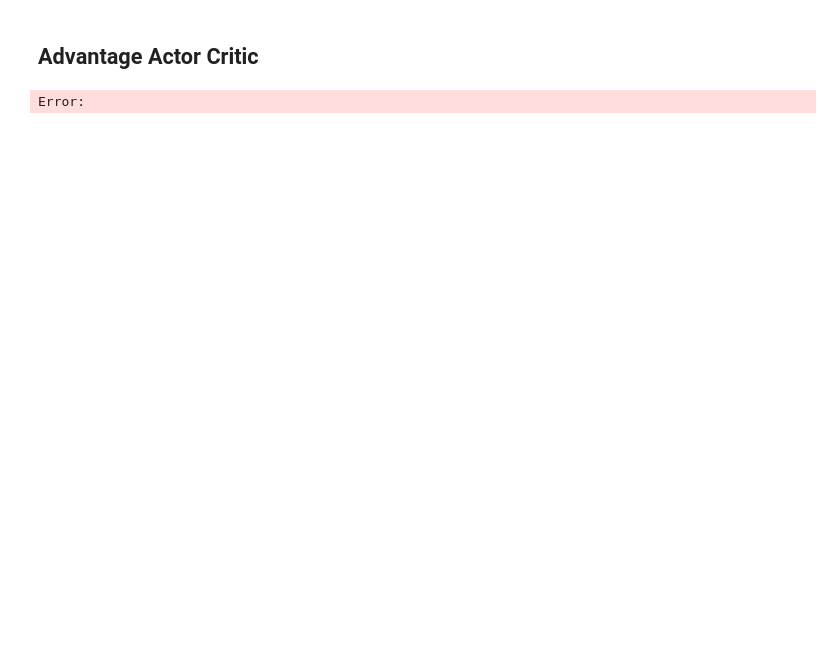
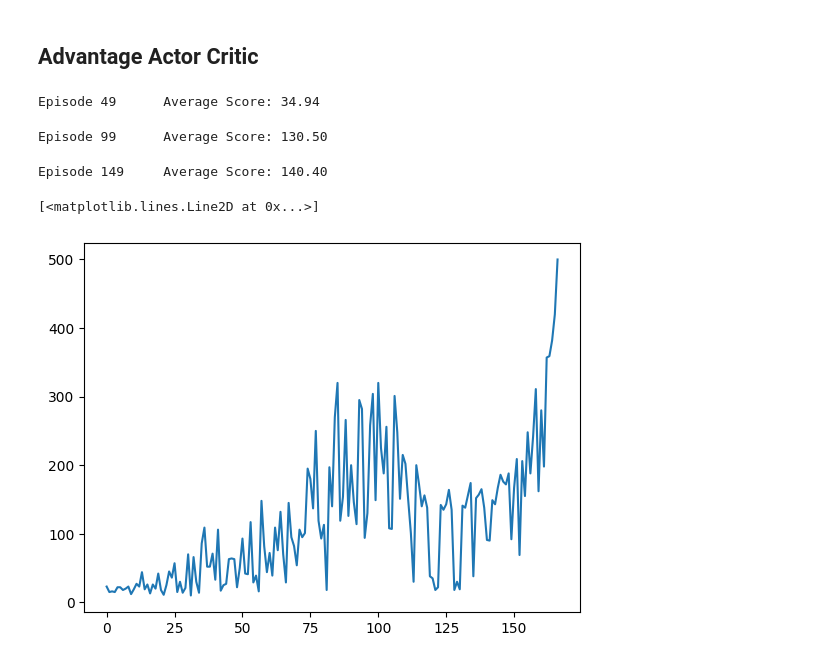
Before and after one commit to alex-werben/RL-agent, a Jupyter notebook: notebooks/03_cart_pole.ipynb, the cells around one changed output. Saved outputs shown, nothing was run; the diff lists cells and outputs as text; code cells hidden in the pictures; blank space fills up the shorter version.

```diff
--- a/notebooks/03_cart_pole.ipynb
+++ b/notebooks/03_cart_pole.ipynb
@@ -439,7 +428,7 @@ Error:
 # %%
 class Actor(nn.Module):
     def __init__(self, s_size, a_size, h_size):
-        super(Policy, self).__init__()
+        super(Actor, self).__init__()
         self.fc1 = nn.Linear(s_size, h_size)
         self.fc2 = nn.Linear(h_size, a_size)
 
@@ -451,31 +440,25 @@ class Actor(nn.Module):
     def act(self, state):
         state = torch.from_numpy(state).float().unsqueeze(0).to(device)
         probs = self.forward(state).cpu()
-        # return probs
         m = Categorical(probs)
         action = m.sample()
         return action.item(), m.log_prob(action)
 # %%
 class Critic(nn.Module):
-    def __init__(self, s_size, a_size, h_size):
-        super(Policy, self).__init__()
+    def __init__(self, s_size, h_size):
+        super(Critic, self).__init__()
         self.fc1 = nn.Linear(s_size, h_size)
-        self.fc2 = nn.Linear(h_size, a_size)
+        self.fc2 = nn.Linear(h_size, 1)
 
     def forward(self, x):
         x = F.relu(self.fc1(x))
         x = self.fc2(x)
         return F.softmax(x, dim=1)
 
-    def act(self, state):
+    def estimate(self, state):
         state = torch.from_numpy(state).float().unsqueeze(0).to(device)
         probs = self.forward(state).cpu()
-        # return probs
-        m = Categorical(probs)
-        action = m.sample()
-        return action.item(), m.log_prob(action)
+        return probs
-# %% [output]
-Error:
 # %%
 class A2C:
     def __init__(
@@ -562,3 +580,16 @@ class A2C:
         plt.pause(0.001)
         plt.xlabel(f"Timestep: {t}")
         plt.ylabel(f"{done}")
+# %%
+a2c = A2C(env)
+# %%
+a2c.train(500)
+# %% [output]
+Episode 49      Average Score: 34.94
+Episode 99      Average Score: 130.50
+Episode 149     Average Score: 140.40
+# %%
+plt.plot(a2c.rewards)
+# %% [output]
+[<matplotlib.lines.Line2D at 0x...>]
+[figure, added]
```
Also changed, not shown: parts of 4 cells of this notebook.
